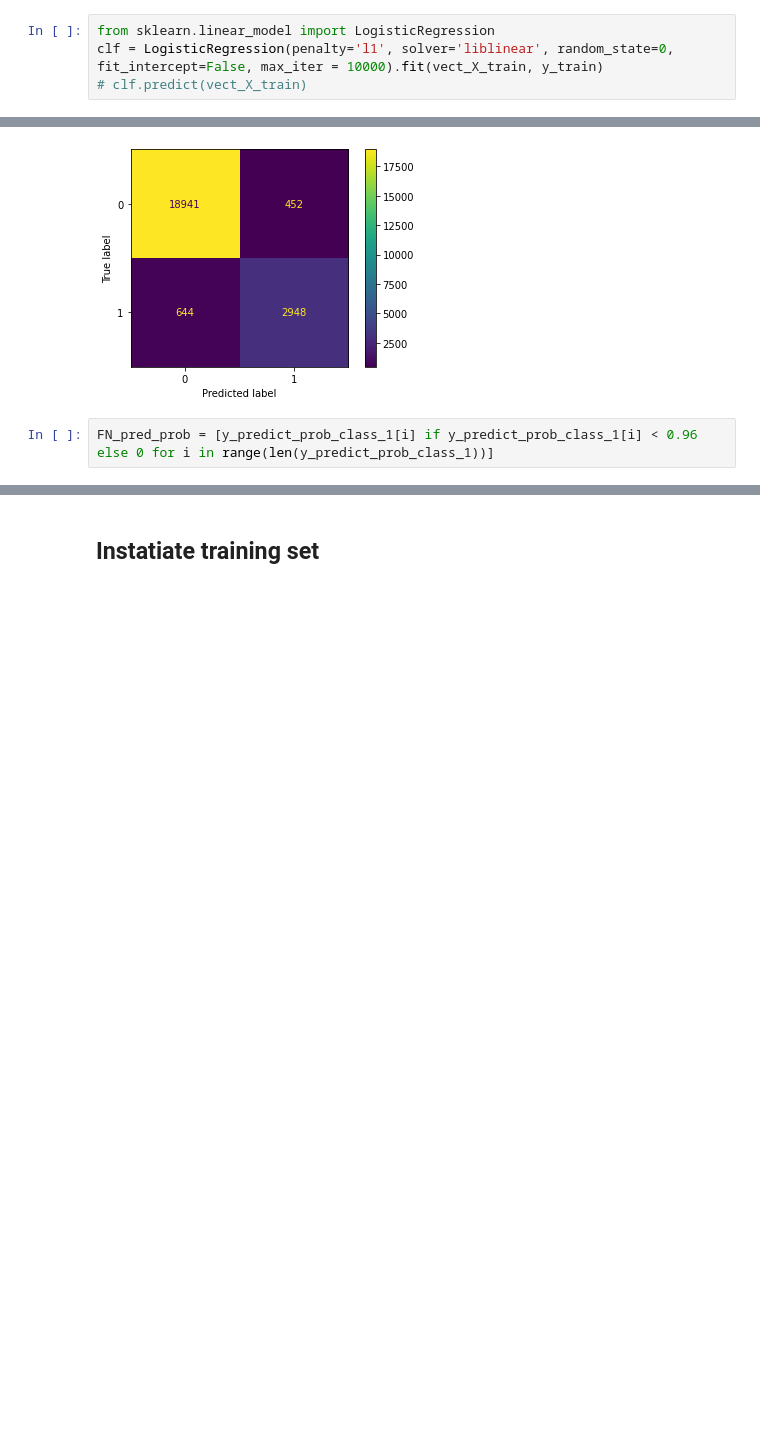
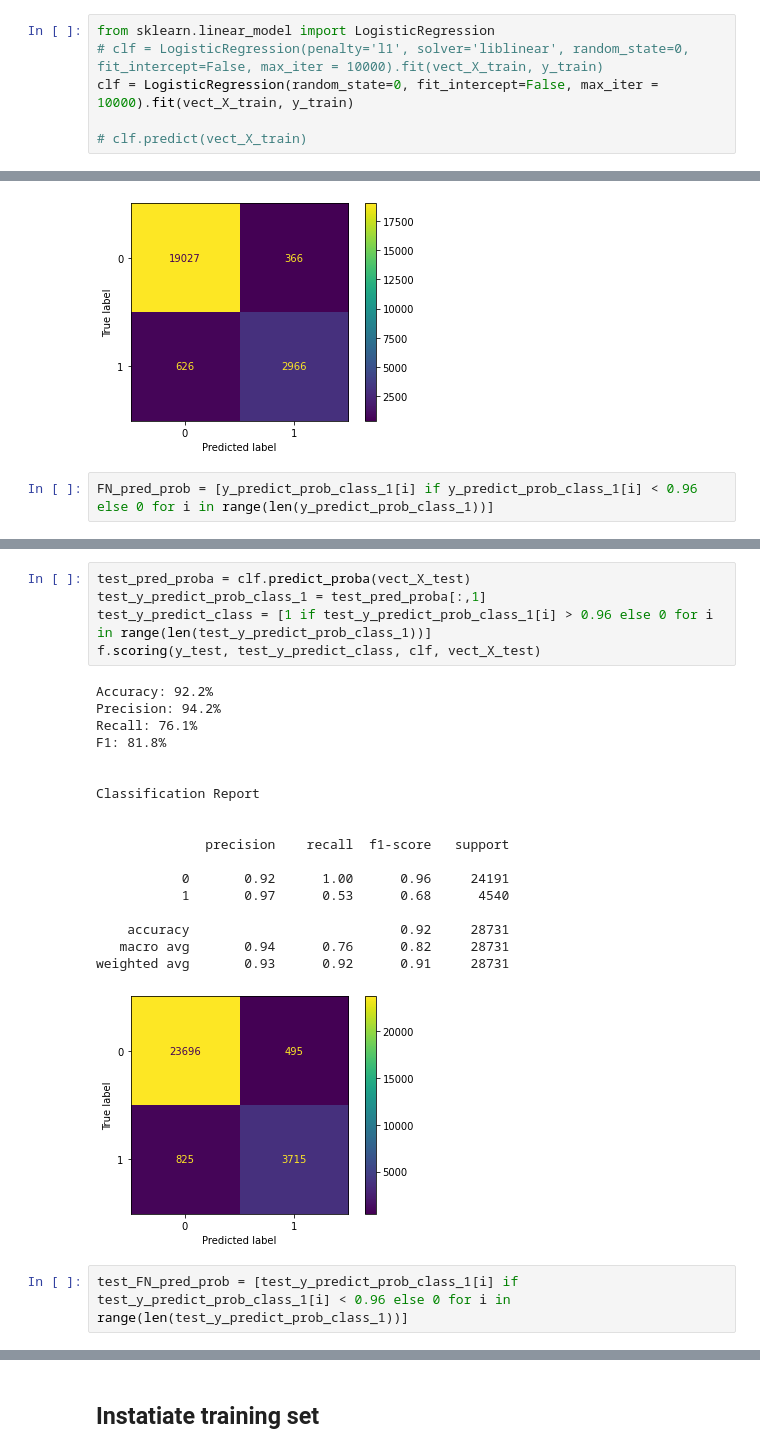
Before and after one commit to lkqnaruto/scrna_seq_workshop_2020, a Jupyter notebook: notebooks/4_baseline_modeling.ipynb, the cells around one changed output, grey strips where cells are left out. Drawn from its saved outputs; the diff is of its cells as text; blank space fills up the shorter version.

```diff
--- a/notebooks/4_baseline_modeling.ipynb
+++ b/notebooks/4_baseline_modeling.ipynb
@@ -150,5 +154,7 @@ scipy.sparse._csr.csr_matrix
 # train logistic regression model
 # %%
 from sklearn.linear_model import LogisticRegression
-clf = LogisticRegression(penalty='l1', solver='liblinear', random_state=0, fit_intercept=False, max_iter = 10000).fit(vect_X_train, y_train)
+# clf = LogisticRegression(penalty='l1', solver='liblinear', random_state=0, fit_intercept=False, max_iter = 10000).fit(vect_X_train, y_train)
+clf = LogisticRegression(random_state=0, fit_intercept=False, max_iter = 10000).fit(vect_X_train, y_train)
+
 # clf.predict(vect_X_train)
@@ -255,0 +235,26 @@ plt.hist(FN_pred_prob, bins=10, range = [0,1])
+# %%
+test_pred_proba = clf.predict_proba(vect_X_test)
+test_y_predict_prob_class_1 = test_pred_proba[:,1]
+test_y_predict_class = [1 if test_y_predict_prob_class_1[i] > 0.96 else 0 for i in range(len(test_y_predict_prob_class_1))]
+f.scoring(y_test, test_y_predict_class, clf, vect_X_test)
+# %% [output]
+Accuracy: 92.2%
+Precision: 94.2%
+Recall: 76.1%
+F1: 81.8%
+
+
+Classification Report
+
+
+              precision    recall  f1-score   support
+
+           0       0.92      1.00      0.96     24191
+           1       0.97      0.53      0.68      4540
+
+    accuracy                           0.92     28731
+   macro avg       0.94      0.76      0.82     28731
+weighted avg       0.93      0.92      0.91     28731
+[figure, added]
+# %%
+test_FN_pred_prob = [test_y_predict_prob_class_1[i] if test_y_predict_prob_class_1[i] < 0.96 else 0 for i in range(len(test_y_predict_prob_class_1))]
```
Also changed, not shown: parts of 15 cells of this notebook.
